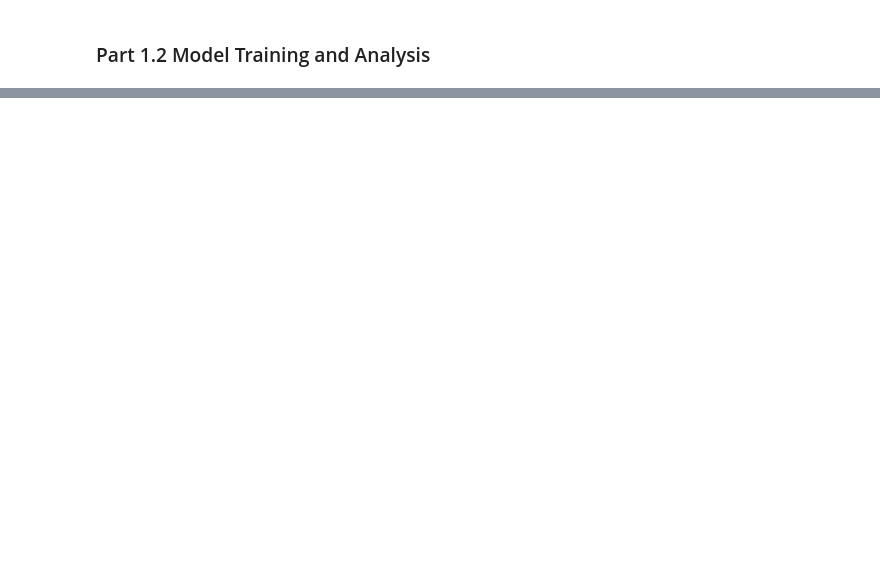
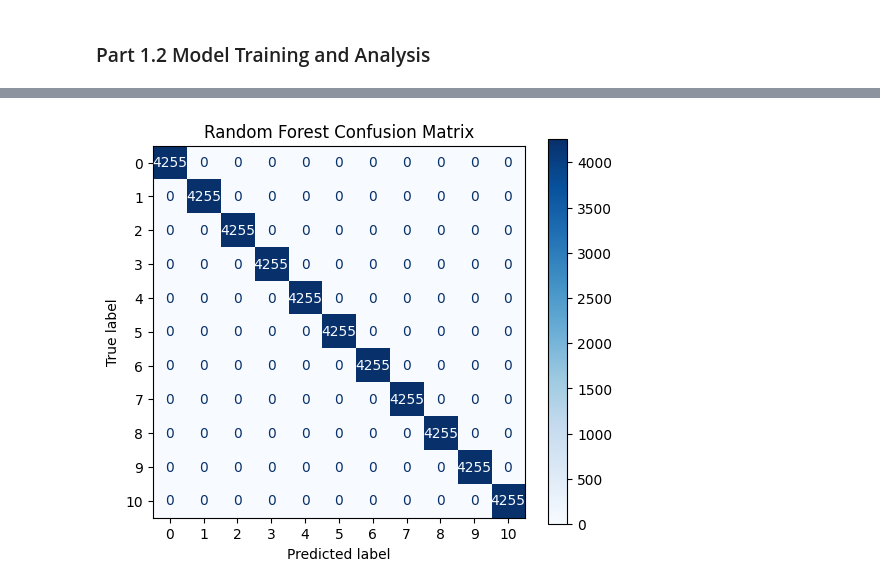
Before and after one commit to tjmeltesen/AML, a Jupyter notebook: Project/inspections.ipynb, the cells around one changed output, grey strips where cells are left out. Drawn from its saved outputs; the diff is of its cells as text; code cells hidden in the pictures; blank space fills up the shorter version.

Commit message:
part1 and part 2 models

```diff
--- a/Project/inspections.ipynb
+++ b/Project/inspections.ipynb
@@ -412,13 +337,0 @@ KeyboardInterrupt:
-# %%
-
-pipe = ModelPipeline(model=LogisticRegression(max_iter=1000, penalty='l2', C=2), scale=True)
-pipe.fit(x_train, y_train)
-#x_test_transformed = pipe.transform_only(x_test)  # Use this for test/validation data to avoid data leakage
-# Assuming your features are in a DataFrame x_test
-#x_test_transformed = pd.DataFrame(x_test_transformed, columns=[f'PC{i+1}' for i in range(x_test_transformed.shape[1])])
-coefs = pd.DataFrame(pipe.model.coef_, columns=x_test.columns, index=pipe.model.classes_)
-print(coefs.T)  # Features as rows, classes as columns
-y_pred = pipe.predict(x_test)
-acc = accuracy_score(y_test, y_pred)
-print(f'Accuracy: {acc:.4f}')
-print(classification_report(y_test, y_pred))
@@ -458,0 +338,78 @@ for col in x_test.columns[:5]:  # Check first 5 features
+# %%
+import pandas as pd
+import numpy as np
+import joblib
+import os
+import time
+from sklearn.pipeline import Pipeline
+from sklearn.preprocessing import StandardScaler
+from sklearn.model_selection import train_test_split
+from sklearn.preprocessing import StandardScaler
+from sklearn.pipeline import Pipeline
+from sklearn.ensemble import RandomForestClassifier
+from sklearn.metrics import confusion_matrix, ConfusionMatrixDisplay,classification_report
+
+#{'max_depth': None, 'max_features': 'log2', 'min_samples_split': 2, 'n_estimators': 300}
+
+# Set to True for training, False for test/inference
+TRAINING = True  # Change to False for test
+
+dev_csv = 'PartI_dev.csv'  # Development set
+test_csv = 'NEW_TEST_FILE.csv'  # Replace with actual test file when needed
+model_path = 'rf_part1_model.joblib'
+# Only use X1-X125 and Y
+def load_data(csv_path):
+    data = pd.read_csv(csv_path)
+    X = data.drop(columns=['Y'])
+    y = data['Y']
+    return X, y
+
+# Define pipeline and parameters
+rf_params = {
+    'n_estimators': 300,
+    'max_depth': None,
+    'min_samples_split': 2,
+    'min_samples_leaf': 1,
+    'max_features': 'log2'
+}
+pipe = Pipeline([
+    ('scaler', StandardScaler()),
+    ('rf', RandomForestClassifier(class_weight='balanced', **rf_params))
+])
+
+
+if TRAINING:
+    X_dev, y_dev = load_data(dev_csv)
+    time_start = time.time()
+    model = pipe.fit(X_dev, y_dev)
+    print("Training Time:", time.time() - time_start)
+    y_pred = model.predict(X_dev)
+    print('Random Forest Training Performance:')
+    print(classification_report(y_dev, y_pred))
+    joblib.dump({'model': model, 'params': rf_params}, model_path)
+    print(f'Model saved to {model_path}')
+    cm = confusion_matrix(y_dev, y_pred)
+    disp = ConfusionMatrixDisplay(confusion_matrix=cm)
+    fig, ax = plt.subplots(figsize=(6, 5))
+    disp.plot(ax=ax, cmap='Blues')
+    plt.title('Random Forest Confusion Matrix')
+    plt.show()
+else:
+    if not os.path.exists(model_path):
+        raise FileNotFoundError(f'Model file {model_path} not found! Train first.')
+    saved = joblib.load(model_path)
+    model = saved['model']
+    # Use dev set for demonstration; replace with test_csv for real test
+    X_test, y_test = load_data(test_csv)
+    time_start = time.time()
+    y_pred = model.predict(X_test)
+    print("Prediction Time:", time.time() - time_start)
+    print('Random Forest Test Performance:')
+    print(classification_report(y_test, y_pred))
+    cm = confusion_matrix(y_test, y_pred)
+    disp = ConfusionMatrixDisplay(confusion_matrix=cm)
+    fig, ax = plt.subplots(figsize=(6, 5))
+    disp.plot(ax=ax, cmap='Blues')
+    plt.title('Random Forest Confusion Matrix')
+    plt.show()
+# %% [output]
@@ -458,0 +433 @@ for col in x_test.columns[:5]:  # Check first 5 features
+[figure, added]
```
Also changed, not shown: parts of 14 cells of this notebook, 5 other files.
